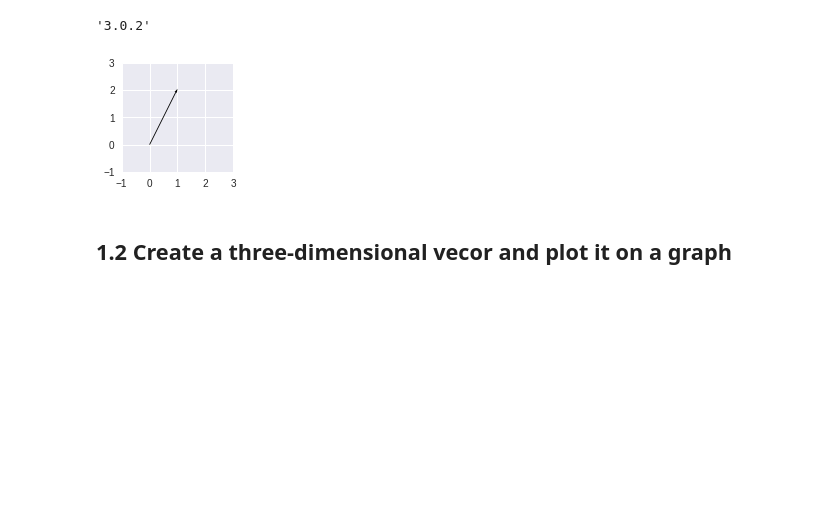
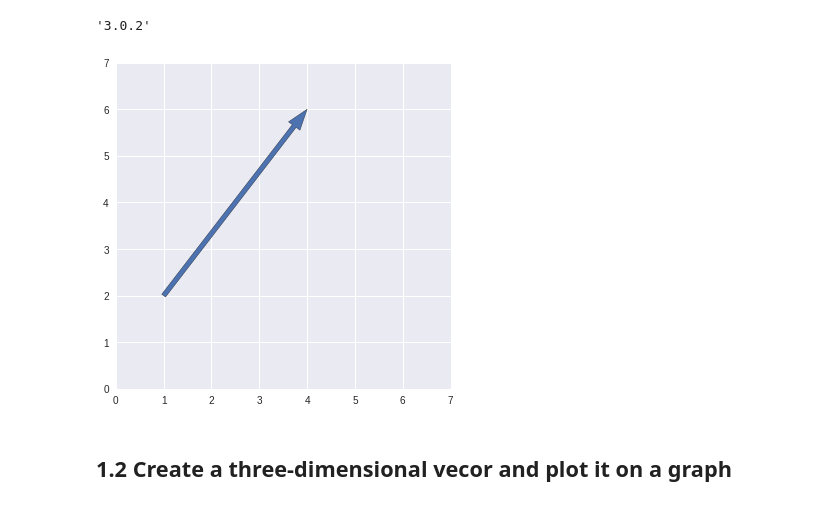
Before and after one commit to bloominstituteoftechnology/DS-Unit-1-Sprint-4-Linear-Algebra, a Jupyter notebook: module1-linear-algebra-review/Linear_Algebra_Assignment.ipynb, the cells around one changed output. Cells and saved outputs as stored; diff of their text form; code cells hidden in the pictures; blank space fills up the shorter version.

```diff
--- a/module1-linear-algebra-review/Linear_Algebra_Assignment.ipynb
+++ b/module1-linear-algebra-review/Linear_Algebra_Assignment.ipynb
@@ -36,13 +36,14 @@ matplotlib.__version__
 # %%
 import matplotlib.pyplot as plt
 import numpy as np
-fig, ax = plt.subplots(figsize=(2, 2))
-a = [1,2]
-ax.quiver(a[0],a[1],scale=4)
-plt.xticks(np.arange(-1,4))
-plt.yticks(np.arange(-1,4))
+fig, ax = plt.subplots(figsize=(6, 6))
+a = np.matrix('1 2; 3 4')
+plt.arrow(a[0,0], a[0,1], a[1,0], a[1,1], length_includes_head=True, width=0.1)
+plt.xticks(np.arange(0,8))
+plt.yticks(np.arange(0,8))
 plt.show()
+a11 = a
 # %% [output]
-[figure, old version]
+[figure, new version]
 # %% [markdown]
 ## 1.2 Create a three-dimensional vecor and plot it on a graph
```
Also changed, not shown: parts of 15 cells of this notebook.
